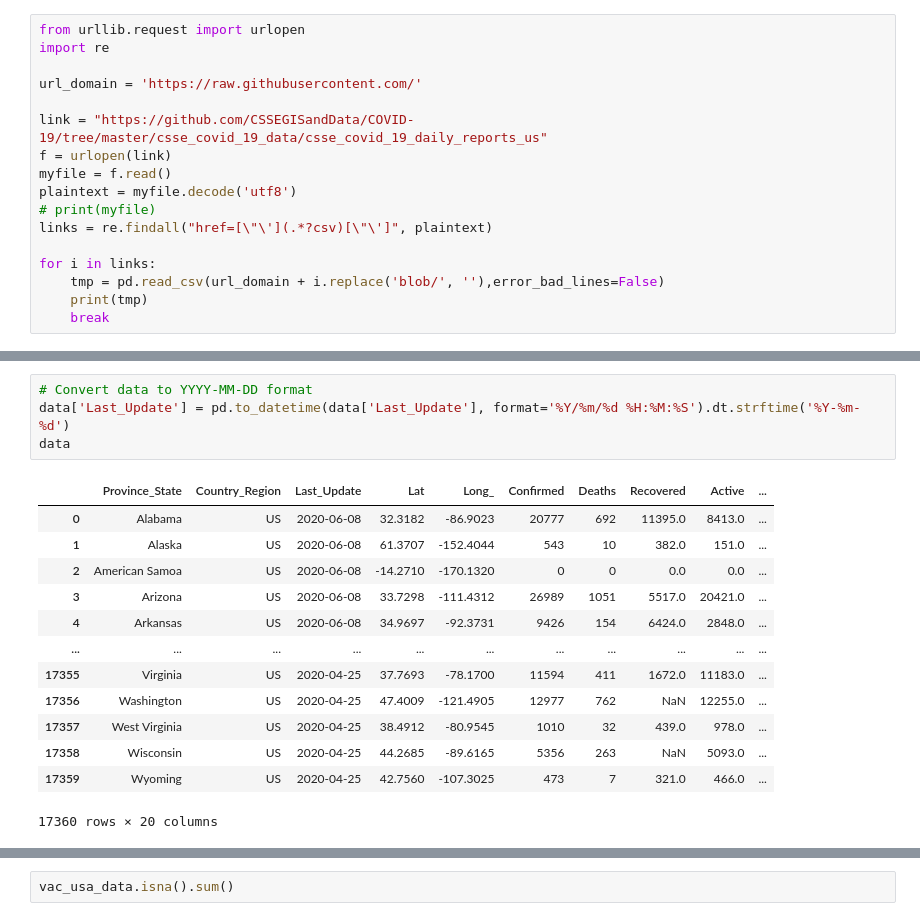
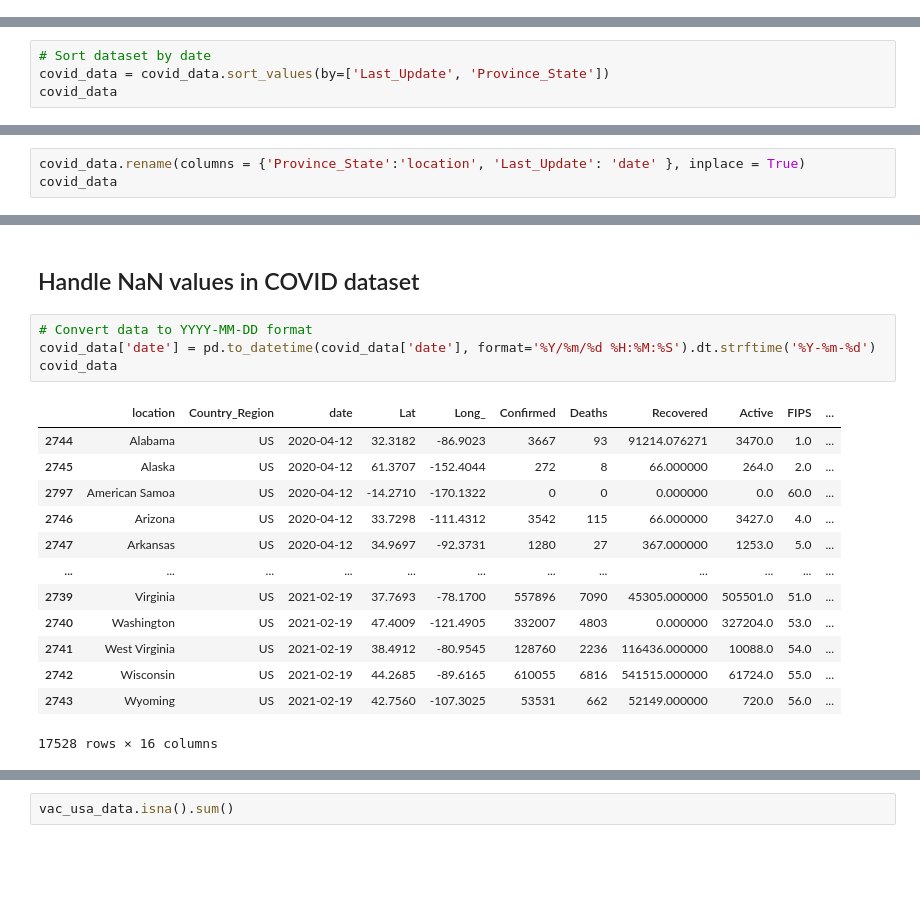
Before and after one commit to DSNortsev/CSE696-CECS_PROJECT, a Jupyter notebook: CSE_Project.ipynb, the cells around one changed output, grey strips where cells are left out. Cells and saved outputs as stored; diff of their text form; blank space fills up the shorter version.

Commit message:
Implement and pre-process datasets

```diff
--- a/CSE_Project.ipynb
+++ b/CSE_Project.ipynb
@@ -29,17 +0,0 @@ data_2
-# %%
-from urllib.request import urlopen
-import re
-
-url_domain = 'https://raw.githubusercontent.com/'
-
-link = "https://github.com/CSSEGISandData/COVID-19/tree/master/csse_covid_19_data/csse_covid_19_daily_reports_us"
-f = urlopen(link)
-myfile = f.read()
-plaintext = myfile.decode('utf8')
-# print(myfile)
-links = re.findall("href=[\"\'](.*?csv)[\"\']", plaintext)
-
-for i in links:
-    tmp = pd.read_csv(url_domain + i.replace('blob/', ''),error_bad_lines=False)
-    print(tmp)
-    break
@@ -86,0 +129,4 @@ for file in glob.glob(covid_data):
+# %%
+# Sort dataset by date
+covid_data = covid_data.sort_values(by=['Last_Update', 'Province_State'])
+covid_data
@@ -86,0 +147,3 @@ for file in glob.glob(covid_data):
+# %%
+covid_data.rename(columns = {'Province_State':'location', 'Last_Update': 'date' }, inplace = True)
+covid_data
@@ -87,20 +164,22 @@ for file in glob.glob(covid_data):
+# %% [markdown]
+## Handle NaN values in COVID dataset
 # %%
 # Convert data to YYYY-MM-DD format
-data['Last_Update'] = pd.to_datetime(data['Last_Update'], format='%Y/%m/%d %H:%M:%S').dt.strftime('%Y-%m-%d')
-data
+covid_data['date'] = pd.to_datetime(covid_data['date'], format='%Y/%m/%d %H:%M:%S').dt.strftime('%Y-%m-%d')
+covid_data
 # %% [output]
-|  | Province_State | Country_Region | Last_Update | Lat | Long_ | Confirmed | Deaths | Recovered | Active | ... |
-| 0 | Alabama | US | 2020-06-08 | 32.3182 | -86.9023 | 20777 | 692 | 11395.0 | 8413.0 | ... |
-| 1 | Alaska | US | 2020-06-08 | 61.3707 | -152.4044 | 543 | 10 | 382.0 | 151.0 | ... |
-| 2 | American Samoa | US | 2020-06-08 | -14.2710 | -170.1320 | 0 | 0 | 0.0 | 0.0 | ... |
-| 3 | Arizona | US | 2020-06-08 | 33.7298 | -111.4312 | 26989 | 1051 | 5517.0 | 20421.0 | ... |
-| 4 | Arkansas | US | 2020-06-08 | 34.9697 | -92.3731 | 9426 | 154 | 6424.0 | 2848.0 | ... |
-| ... | ... | ... | ... | ... | ... | ... | ... | ... | ... | ... |
-| 17355 | Virginia | US | 2020-04-25 | 37.7693 | -78.1700 | 11594 | 411 | 1672.0 | 11183.0 | ... |
-| 17356 | Washington | US | 2020-04-25 | 47.4009 | -121.4905 | 12977 | 762 | NaN | 12255.0 | ... |
-| 17357 | West Virginia | US | 2020-04-25 | 38.4912 | -80.9545 | 1010 | 32 | 439.0 | 978.0 | ... |
-| 17358 | Wisconsin | US | 2020-04-25 | 44.2685 | -89.6165 | 5356 | 263 | NaN | 5093.0 | ... |
-| 17359 | Wyoming | US | 2020-04-25 | 42.7560 | -107.3025 | 473 | 7 | 321.0 | 466.0 | ... |
+|  | location | Country_Region | date | Lat | Long_ | Confirmed | Deaths | Recovered | Active | FIPS | ... |
+| 2744 | Alabama | US | 2020-04-12 | 32.3182 | -86.9023 | 3667 | 93 | 91214.076271 | 3470.0 | 1.0 | ... |
+| 2745 | Alaska | US | 2020-04-12 | 61.3707 | -152.4044 | 272 | 8 | 66.000000 | 264.0 | 2.0 | ... |
+| 2797 | American Samoa | US | 2020-04-12 | -14.2710 | -170.1322 | 0 | 0 | 0.000000 | 0.0 | 60.0 | ... |
+| 2746 | Arizona | US | 2020-04-12 | 33.7298 | -111.4312 | 3542 | 115 | 66.000000 | 3427.0 | 4.0 | ... |
+| 2747 | Arkansas | US | 2020-04-12 | 34.9697 | -92.3731 | 1280 | 27 | 367.000000 | 1253.0 | 5.0 | ... |
+| ... | ... | ... | ... | ... | ... | ... | ... | ... | ... | ... | ... |
+| 2739 | Virginia | US | 2021-02-19 | 37.7693 | -78.1700 | 557896 | 7090 | 45305.000000 | 505501.0 | 51.0 | ... |
+| 2740 | Washington | US | 2021-02-19 | 47.4009 | -121.4905 | 332007 | 4803 | 0.000000 | 327204.0 | 53.0 | ... |
+| 2741 | West Virginia | US | 2021-02-19 | 38.4912 | -80.9545 | 128760 | 2236 | 116436.000000 | 10088.0 | 54.0 | ... |
+| 2742 | Wisconsin | US | 2021-02-19 | 44.2685 | -89.6165 | 610055 | 6816 | 541515.000000 | 61724.0 | 55.0 | ... |
+| 2743 | Wyoming | US | 2021-02-19 | 42.7560 | -107.3025 | 53531 | 662 | 52149.000000 | 720.0 | 56.0 | ... |
-17360 rows × 20 columns
+17528 rows × 16 columns
 # %%
 # Find all missing values
```
Also changed, not shown: parts of 45 cells of this notebook, 1 other file.
